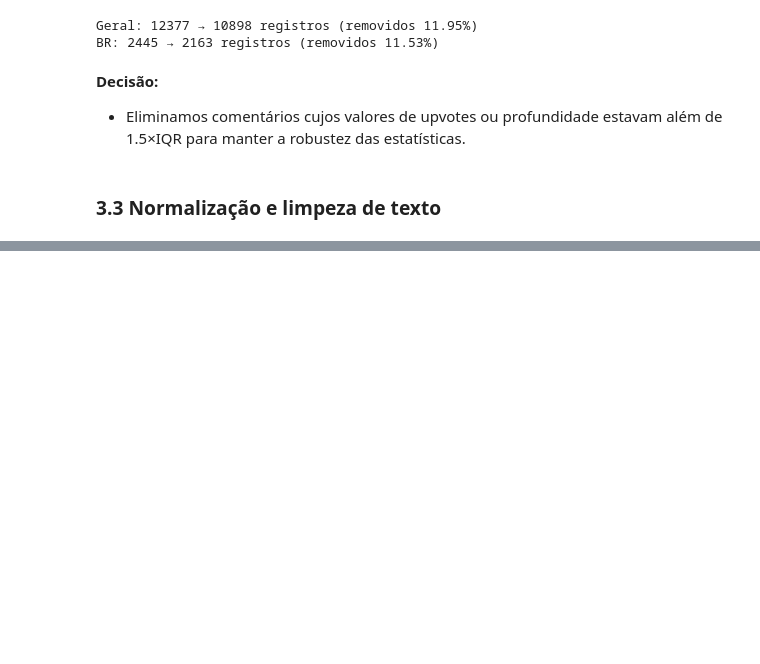
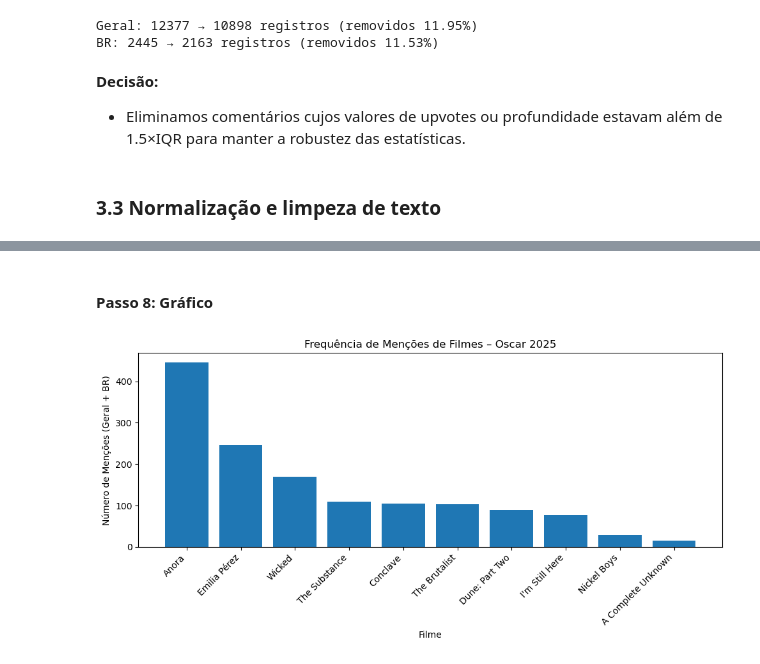
Before and after one commit to lucashsnery/Projeto-ICD, a Jupyter notebook: relatorio.ipynb, the cells around one changed output, grey strips where cells are left out. Drawn from its saved outputs; the diff is of its cells as text; code cells hidden in the pictures; blank space fills up the shorter version.

```diff
--- a/relatorio.ipynb
+++ b/relatorio.ipynb
@@ -546,0 +381,2 @@ plt.show()
+# %%
+dataframes = [df_all, df_br]
@@ -546,0 +385,2 @@ plt.show()
+# %%
+total_counts = {filme: 0 for filme in filmes_oscar}
@@ -546,0 +389,21 @@ plt.show()
+# %%
+for df_dataset in dataframes:
+    for m, k in zip(filmes_oscar, movie_keys):
+        if m == "Dune: Part Two":
+            pattern = r"dune part two|dune part 2|dune 2"
+            cnt = df_dataset['clean_text'] \
+                    .str.contains(pattern, case=False, regex=True) \
+                    .sum()
+
+        elif m == "I'm Still Here":
+            pattern = r"im still here|i'm still here|ainda estou aqui"
+            cnt = df_dataset['clean_text'] \
+                    .str.contains(pattern, case=False, regex=True) \
+                    .sum()
+
+        else:
+            cnt = df_dataset['clean_text'] \
+                    .str.contains(k, case=False, regex=False) \
+                    .sum()
+
+        total_counts[m] += cnt
@@ -546,0 +412,7 @@ plt.show()
+# %%
+df_mentions = (
+    pd.DataFrame.from_dict(total_counts, orient='index', columns=['menções'])
+      .reset_index()
+      .rename(columns={'index':'filme'})
+      .sort_values('menções', ascending=False)
+)
@@ -546,0 +435,13 @@ plt.show()
+# %% [markdown]
+#### Passo 8: Gráfico
+# %%
+plt.figure(figsize=(10,5))
+plt.bar(df_mentions['filme'], df_mentions['menções'])
+plt.xticks(rotation=45, ha='right')
+plt.xlabel('Filme')
+plt.ylabel('Número de Menções (Geral + BR)')
+plt.title('Frequência de Menções de Filmes – Oscar 2025')
+plt.tight_layout()
+plt.show()
+# %% [output]
+[figure, added]
```
Also changed, not shown: parts of 57 cells of this notebook.
